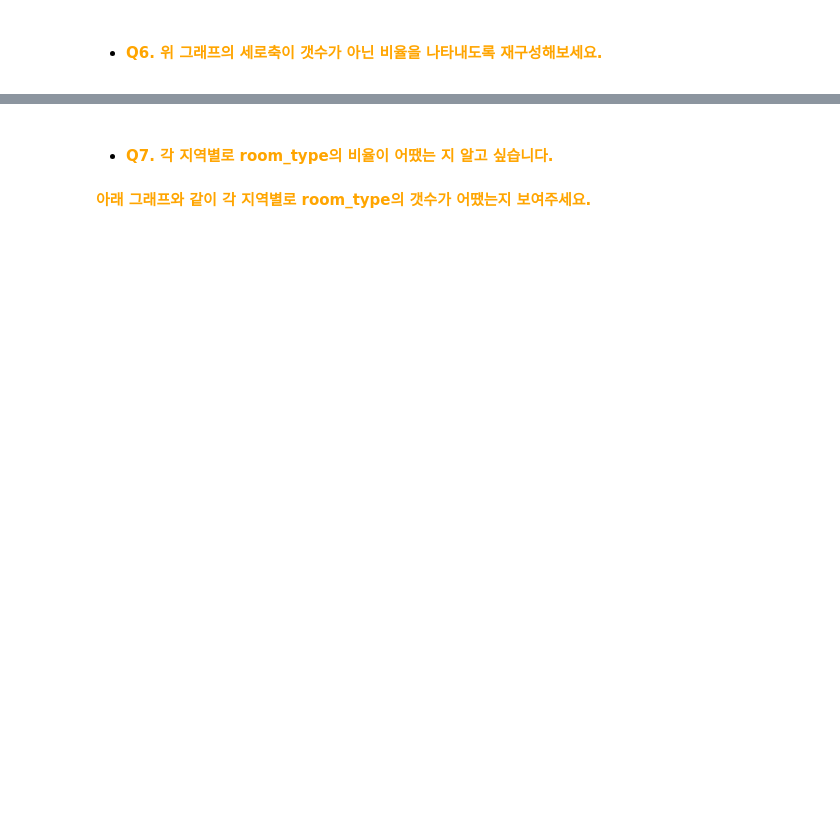
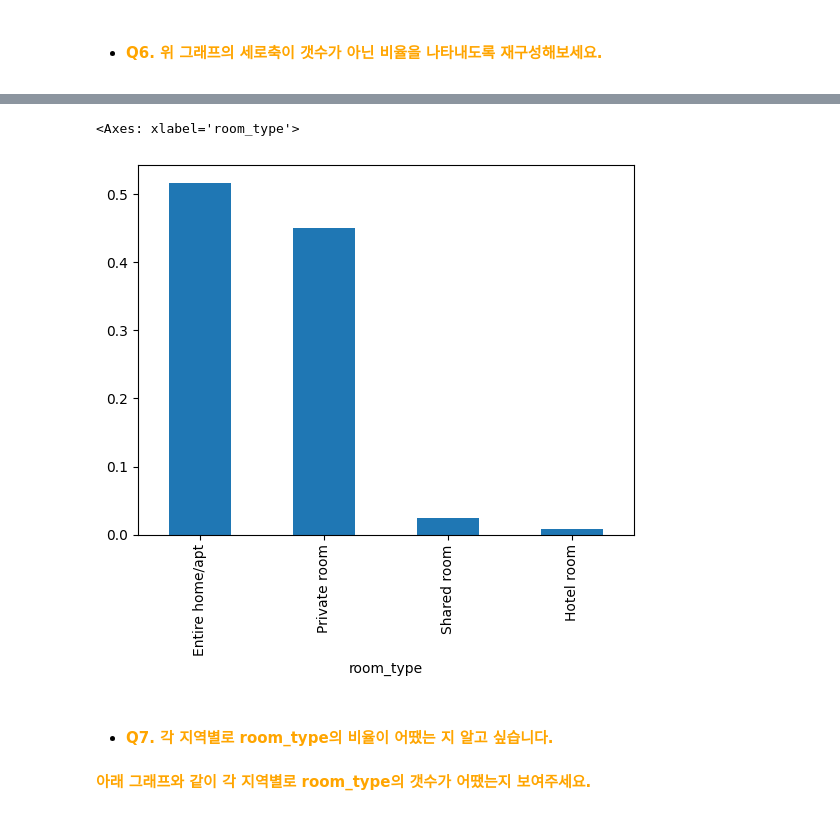
Before and after one commit to hajin-kim/ybigta-23th-onboarding, a Jupyter notebook: 0713 EDA, FE/EDA_FE 과제.ipynb, the cells around one changed output, grey strips where cells are left out. Cells and saved outputs as stored; diff of their text form; code cells hidden in the pictures; blank space fills up the shorter version.

```diff
--- a/0713 EDA, FE/EDA_FE 과제.ipynb
+++ b/0713 EDA, FE/EDA_FE 과제.ipynb
@@ -181,3 +192,9 @@ memory usage: 14.3+ MB
+# %%
+# Q6
+df["room_type"].value_counts().map(lambda x: x / len(df)).plot.bar()
+# %% [output]
+<Axes: xlabel='room_type'>
+[figure, added]
 # %% [markdown]
 - #### <font color='orange'> Q7. 각 지역별로 room_type의 비율이 어땠는 지 알고 싶습니다.
 
```
Also changed, not shown: parts of 31 cells of this notebook, 1 other file.
